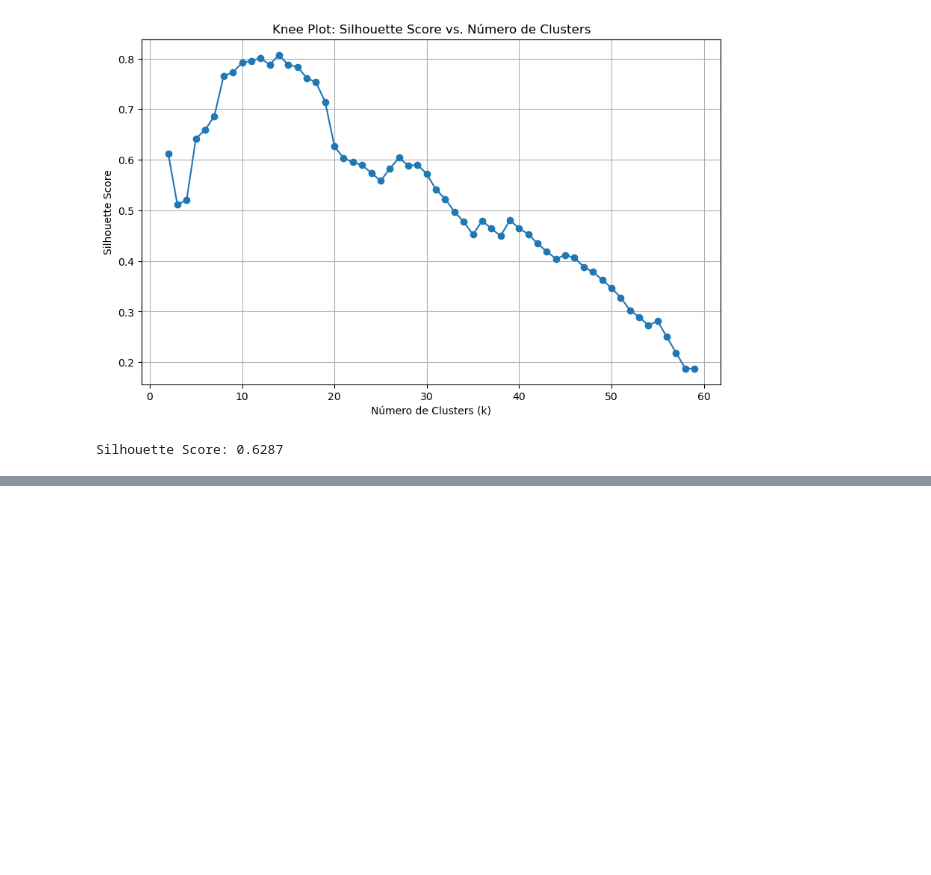
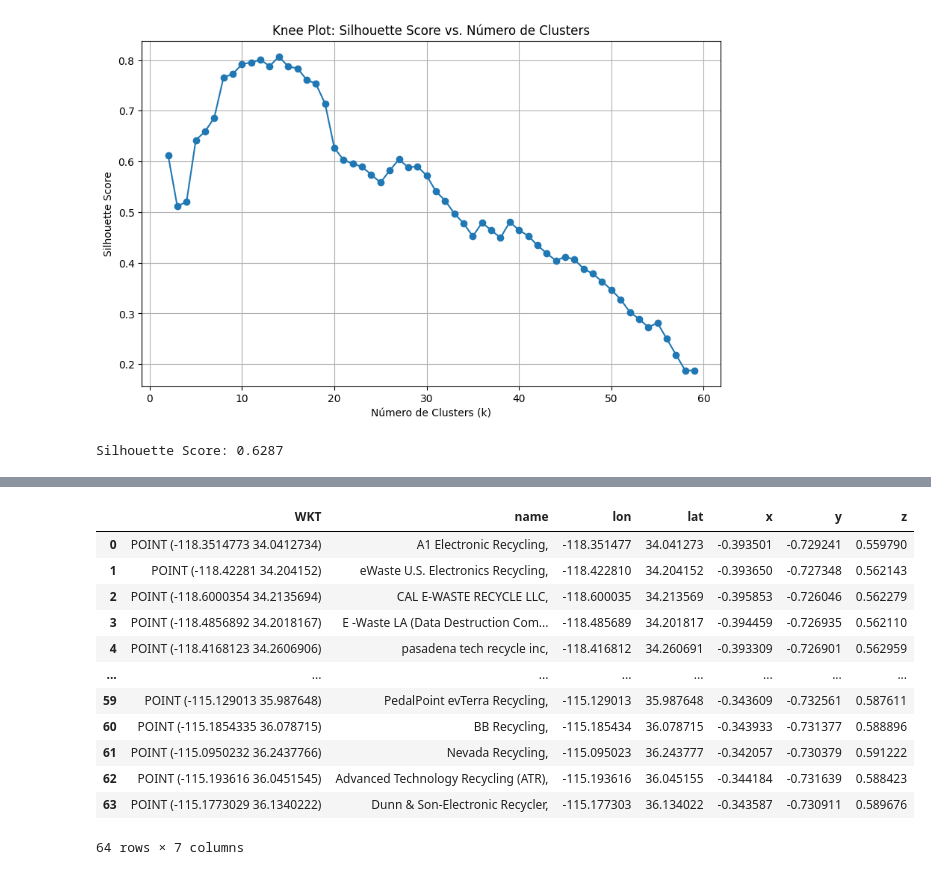
Before and after one commit to CSIPro/Recycling, a Jupyter notebook: KMeans_Without_Distances/Battery and e-waste collection centers USA.ipynb, the cells around one changed output, grey strips where cells are left out. Cells and saved outputs as stored; diff of their text form; code cells hidden in the pictures; blank space fills up the shorter version.

```diff
--- a/KMeans_Without_Distances/Battery and e-waste collection centers USA.ipynb
+++ b/KMeans_Without_Distances/Battery and e-waste collection centers USA.ipynb
@@ -102,0 +103,38 @@ plt.show()
+# %%
+rad_lat = np.radians(df['lat'])
+rad_lon = np.radians(df['lon'])
+
+df['x'] = np.cos(rad_lat) * np.cos(rad_lon)
+def cartessian_cords(row):
+  lat = np.radians(row['lat'])
+  lon = np.radians(row['lon'])
+  x = np.cos(lat) * np.cos(lon)
+  y = np.cos(lat) * np.sin(lon)
+  z = np.sin(lat)
+
+  row['x'] = x
+  row['y'] = y
+  row['z'] = z
+# %%
+rad_lat = np.radians(df['lat'])
+rad_lon = np.radians(df['lon'])
+
+df['x'] = np.cos(rad_lat) * np.cos(rad_lon)
+df['y'] = np.cos(rad_lat) * np.sin(rad_lon)
+df['z'] = np.sin(rad_lat)
+
+df
+# %% [output]
+|  | WKT | name | lon | lat | x | y | z |
+| 0 | POINT (-118.3514773 34.0412734) | A1 Electronic Recycling, | -118.351477 | 34.041273 | -0.393501 | -0.729241 | 0.559790 |
+| 1 | POINT (-118.42281 34.204152) | eWaste U.S. Electronics Recycling, | -118.422810 | 34.204152 | -0.393650 | -0.727348 | 0.562143 |
+| 2 | POINT (-118.6000354 34.2135694) | CAL E-WASTE RECYCLE LLC, | -118.600035 | 34.213569 | -0.395853 | -0.726046 | 0.562279 |
+| 3 | POINT (-118.4856892 34.2018167) | E -Waste LA (Data Destruction Com... | -118.485689 | 34.201817 | -0.394459 | -0.726935 | 0.562110 |
+| 4 | POINT (-118.4168123 34.2606906) | pasadena tech recycle inc, | -118.416812 | 34.260691 | -0.393309 | -0.726901 | 0.562959 |
+| ... | ... | ... | ... | ... | ... | ... | ... |
+| 59 | POINT (-115.129013 35.987648) | PedalPoint evTerra Recycling, | -115.129013 | 35.987648 | -0.343609 | -0.732561 | 0.587611 |
+| 60 | POINT (-115.1854335 36.078715) | BB Recycling, | -115.185434 | 36.078715 | -0.343933 | -0.731377 | 0.588896 |
+| 61 | POINT (-115.0950232 36.2437766) | Nevada Recycling, | -115.095023 | 36.243777 | -0.342057 | -0.730379 | 0.591222 |
+| 62 | POINT (-115.193616 36.0451545) | Advanced Technology Recycling (ATR), | -115.193616 | 36.045155 | -0.344184 | -0.731639 | 0.588423 |
+| 63 | POINT (-115.1773029 36.1340222) | Dunn & Son-Electronic Recycler, | -115.177303 | 36.134022 | -0.343587 | -0.730911 | 0.589676 |
+64 rows × 7 columns
```
Also changed, not shown: parts of 1 cell of this notebook, 1 other file.
